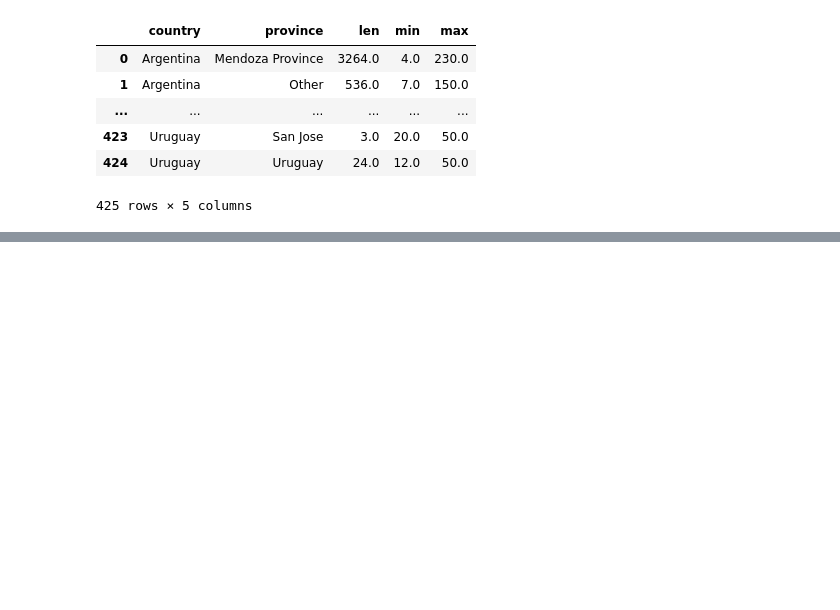
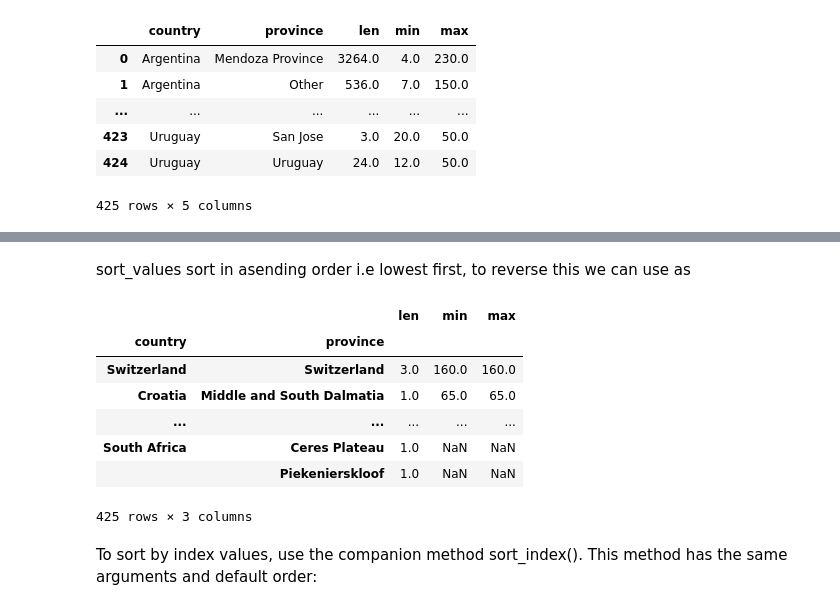
Before and after one commit to Iamsbharti/ML-AI, a Jupyter notebook: pandas/pandas_practice.ipynb, the cells around one changed output, grey strips where cells are left out. Cells and saved outputs as stored; diff of their text form; code cells hidden in the pictures; blank space fills up the shorter version.

```diff
--- a/pandas/pandas_practice.ipynb
+++ b/pandas/pandas_practice.ipynb
@@ -685,0 +702,15 @@ multiple_index.reset_index()
+# %% [markdown]
+sort_values sort in asending order i.e lowest first, to reverse this we can use as
+# %%
+countries_reviewed.sort_values(by='min', ascending=False)
+# %% [output]
+|  |  | len | min | max |
+| country | province |  |  |  |
+| Switzerland | Switzerland | 3.0 | 160.0 | 160.0 |
+| Croatia | Middle and South Dalmatia | 1.0 | 65.0 | 65.0 |
+| ... | ... | ... | ... | ... |
+| South Africa | Ceres Plateau | 1.0 | NaN | NaN |
+|  | Piekenierskloof | 1.0 | NaN | NaN |
+425 rows × 3 columns
+# %% [markdown]
+To sort by index values, use the companion method sort_index(). This method has the same arguments and default order:
```
Also changed, not shown: parts of 8 cells of this notebook.
